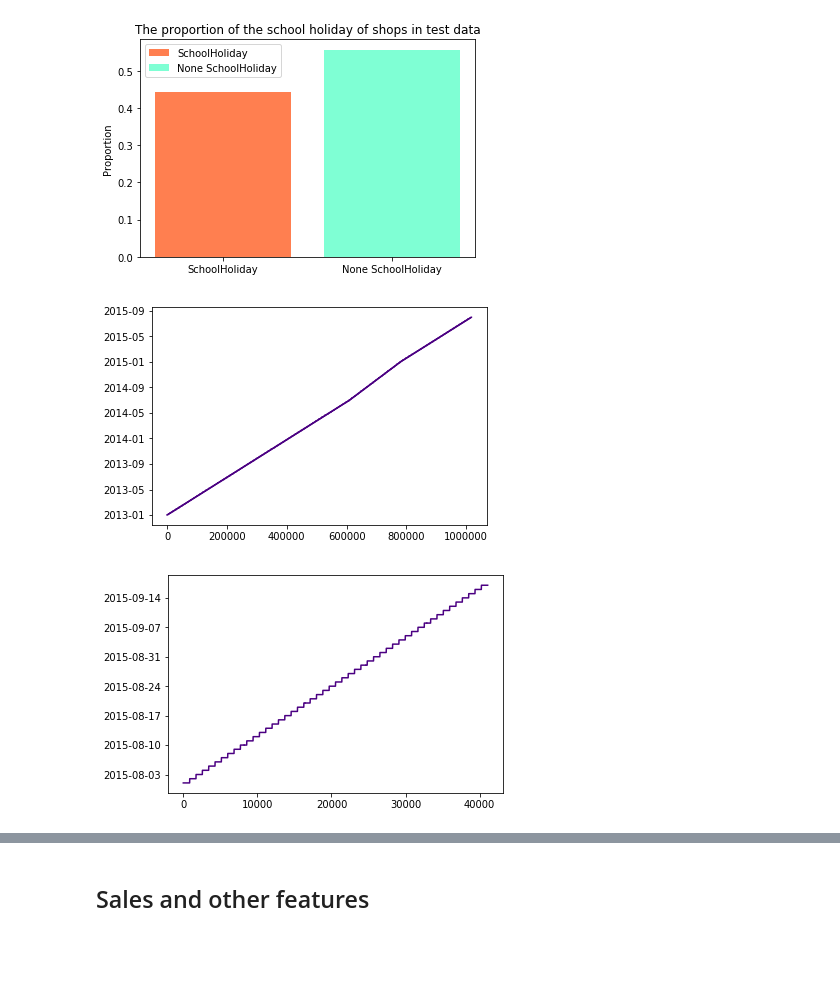
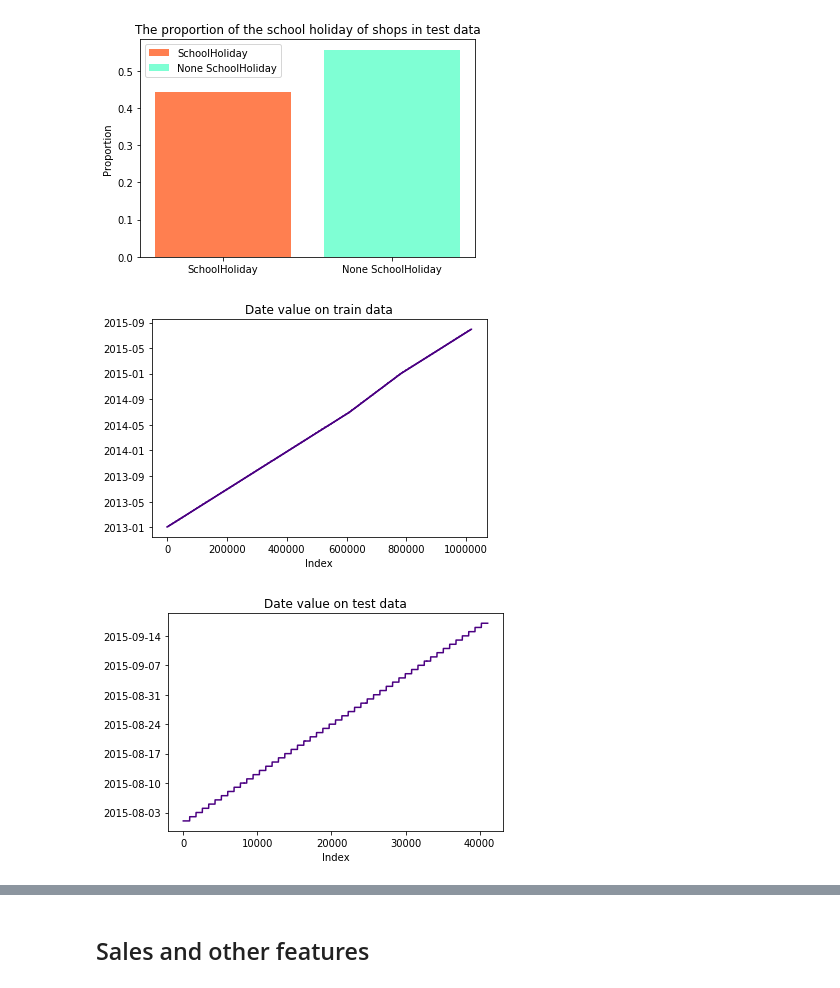
Before and after one commit to bozhlab/Rossmann_store_sales, a Jupyter notebook: Rossmann_Store_Sales_prediction.ipynb, the cells around one changed output, grey strips where cells are left out. Drawn from its saved outputs; the diff is of its cells as text; code cells hidden in the pictures; blank space fills up the shorter version.

Commit message:
Update : add x, y label and title of some graphs

```diff
--- a/Rossmann_Store_Sales_prediction.ipynb
+++ b/Rossmann_Store_Sales_prediction.ipynb
@@ -385,15 +385,19 @@ plt.show()
 [figure]
 # %%
 plt.plot(train.Date.sort_values(ascending=True).reset_index(drop=True), color="indigo")
+plt.title('Date value on train data')
+plt.xlabel('Index')
 plt.show()
 # %% [output]
-[figure, old version]
+[figure, new version]
 # %%
 # we have to predict 48 days in test data
 plt.plot(test.Date.sort_values(ascending=True).reset_index(drop=True), color="indigo")
+plt.title('Date value on test data')
+plt.xlabel('Index')
 plt.show()
 # %% [output]
-[figure, old version]
+[figure, new version]
 # %%
 # histogram of sales in train data
 # According to histogram, there are too many zero sales on train data
```
Also changed, not shown: parts of 11 cells of this notebook.
